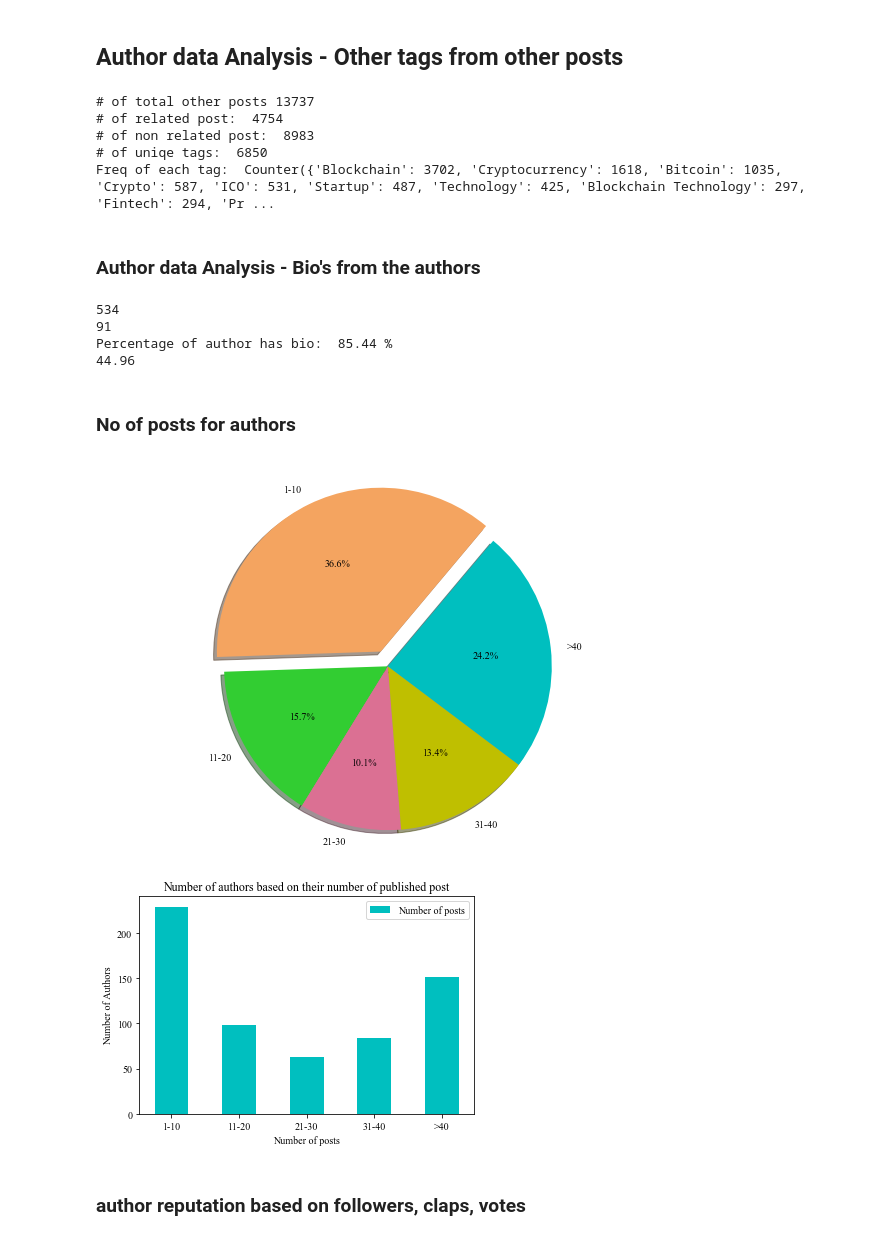
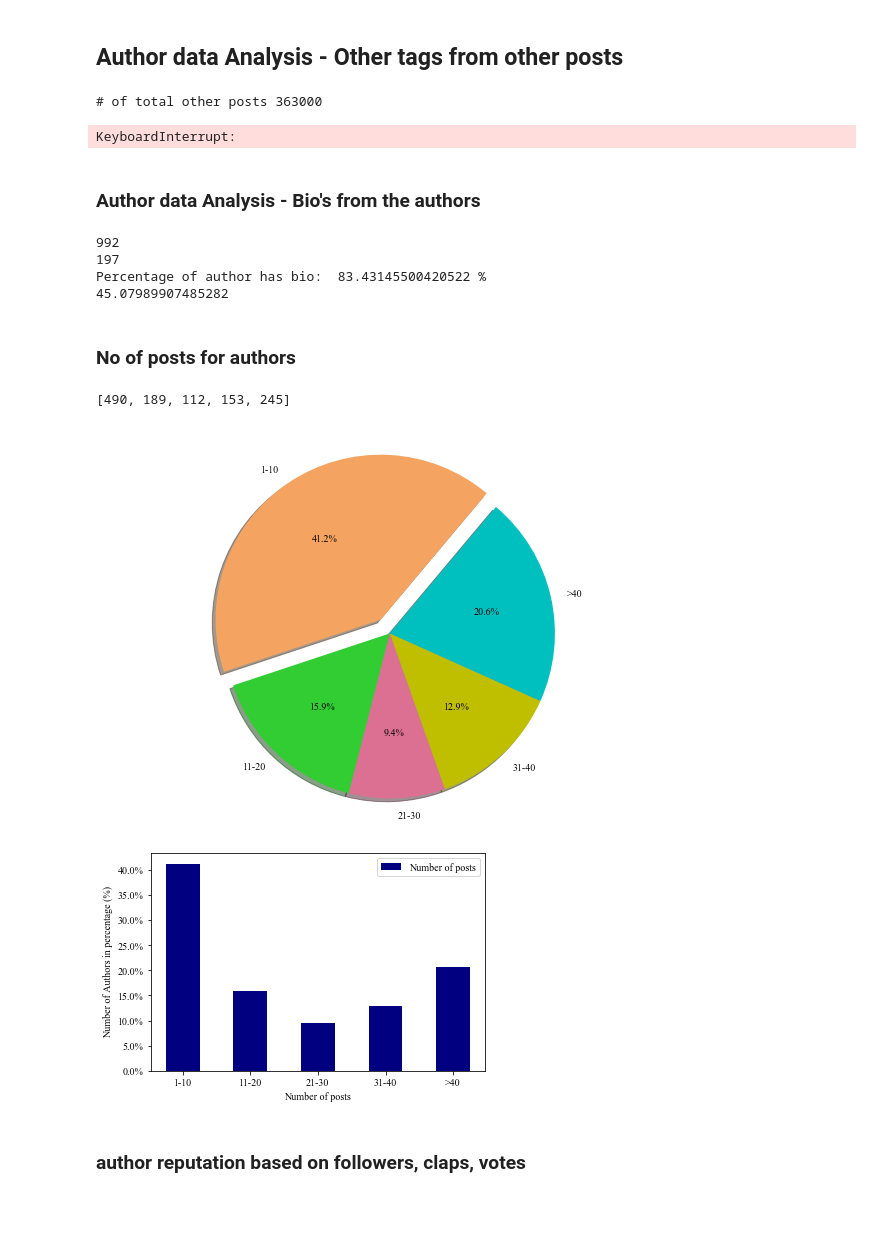
Before and after one commit to shantoroy/Raw_medium_article_scrape, a Jupyter notebook: Individual author final code.ipynb, the cells around one changed output. Drawn from its saved outputs; the diff is of its cells as text; code cells hidden in the pictures; blank space fills up the shorter version.

```diff
--- a/Individual author final code.ipynb
+++ b/Individual author final code.ipynb
@@ -219,20 +219,22 @@ print(find_first_key_social(test))
 ## Author data Analysis - Other tags from other posts
 # %%
 import json
-with open("../conference_medium_data/author_data/author_info_final_paper.json") as f:
+with open("../conference_medium_data/new_data/author_info_final_paper.json") as f:
     author_data = json.load(f)
 
 total_other_posts = 0
 
 other_tag_list = []
-for key in author_data:
-    for item in key['other_posts']:
-        other_tag_list.append(item['tags'])
-        total_other_posts += 1
+for i in range(15):
+    for key in author_data:
+
+        for item in key['other_posts']:
+            other_tag_list.append(item['tags'])
+            total_other_posts += 1
 print("# of total other posts", total_other_posts)
 
 
-related_tag = ["Smart Contract", "Smart Contracts", "Truffle", "Vyper", "Metamask",
+related_tag = ["Smart Contract", "Smart ontracts", "Truffle", "Vyper", "Metamask",
               "Web3", "Solidity", "Web3", "Web3js", "Erc20", "Dapps", "Dapp", "Ethereum"]
 other_tags = []
 related = 0
@@ -253,13 +255,17 @@ print("# of uniqe tags: ", len(unique_list))
 
 from collections import Counter
 freq_tags = Counter([item for item in break_nested_list])
-print("Freq of each tag: ", freq_tags)
+#print("Freq of each tag: ", freq_tags)
+
+other_tag_list
 # %% [output]
-# of total other posts 13737
-# of related post:  4754
-# of non related post:  8983
-# of uniqe tags:  6850
-Freq of each tag:  Counter({'Blockchain': 3702, 'Cryptocurrency': 1618, 'Bitcoin': 1035, 'Crypto': 587, 'ICO': 531, 'Startup': 487, 'Technology': 425, 'Blockchain Technology': 297, 'Fintech': 294, 'Pr ...
+# of total other posts 363000
+KeyboardInterrupt:
+# %%
+break_nested_list
+with open('other_tag.txt', 'w') as f:
+    for item in break_nested_list:
+        f.write("%s\n" % item)
 # %% [markdown]
 ### Author data Analysis - Bio's from the authors
 # %%
@@ -287,10 +293,10 @@ print(no_bio)
 print("Percentage of author has bio: ", has_bio*100/len(bio_list), "%")
 print(count*100/len(bio_list))
 # %% [output]
-534
-91
-Percentage of author has bio:  85.44 %
-44.96
+992
+197
+Percentage of author has bio:  83.43145500420522 %
+45.07989907485282
 # %% [markdown]
 ### No of posts for authors
 # %%
@@ -339,22 +345,36 @@ plt.pie(sizes, explode=explode, labels=labels, colors=colors,
 autopct='%1.1f%%', shadow=True, startangle=50)
 
 plt.axis('equal')
-plt.savefig('medium_author_post_counts.pdf', dpi=300)
+#plt.savefig('medium_author_post_counts.pdf', dpi=300)
+print(sizes)
 # %% [output]
+[490, 189, 112, 153, 245]
-[figure, old version]
+[figure, new version]
 # %%
 #Labels=['0', '1', '2', '3', '4', '5', '6', '7 or more']
+from matplotlib import pyplot as plt
+from matplotlib.pyplot import figure
+from matplotlib.ticker import PercentFormatter
+import numpy as np
+font = {'family' : 'Times New Roman',
+        'weight' : 'bold',
+        'size'   : 13}
+labels = '1-10', '11-20', '21-30', '31-40', '>40'
 y_pos=np.arange(len(labels))
-plt.bar(y_pos + 0, sizes, width=0.5, color = 'c', label='Number of posts')
+sizes = [490, 189, 112, 153, 245]
+percent = [i/sum(sizes) for i in sizes]
+plt.bar(y_pos + 0, percent, width=0.5, color = 'navy', label='Number of posts')
 #plt.bar(y_pos + 0.25,CommentCount_for_Bar, width=0.25,color = 'c',label = 'Comments')
 plt.xticks(y_pos, labels)
 plt.legend(loc='best')
-plt.ylabel('Number of Authors')
+plt.ylabel('Number of Authors in percentage (%)')
 plt.xlabel('Number of posts')
-plt.title("Number of authors based on their number of published post")
-plt.savefig('medium_author_post_count.pdf', dpi=300)
+plt.gca().yaxis.set_major_formatter(PercentFormatter(1))
+#plt.title("Number of authors based on their number of published post")
+#plt.savefig('medium_author_post_count.pdf', dpi=300)
+plt.show()
 # %% [output]
-[figure, old version]
+[figure, new version]
 # %% [markdown]
 ### author reputation based on followers, claps, votes
 # %%
```
Also changed, not shown: parts of 3 cells of this notebook, 14 other files.
